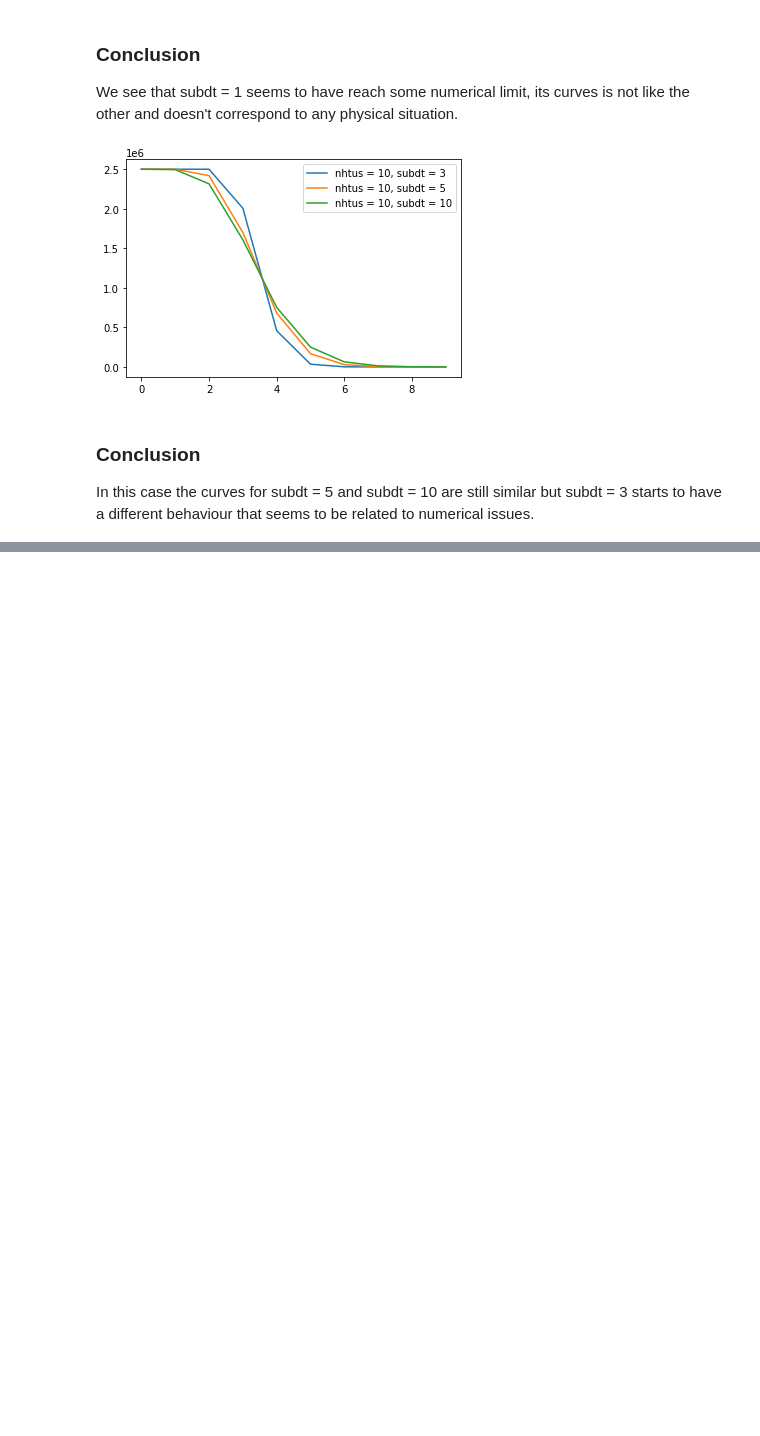
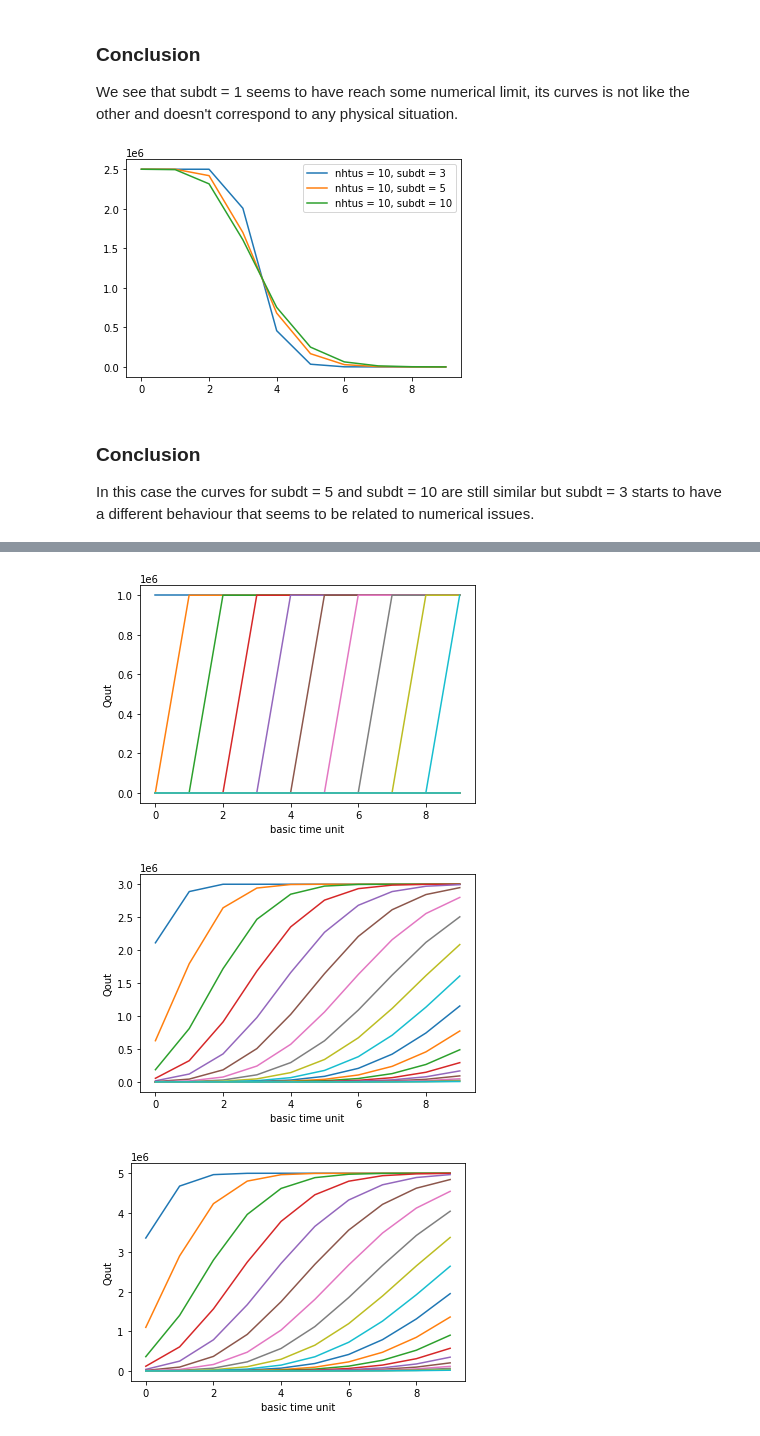
Before and after one commit to VSCHY/RiverNetwork, a Jupyter notebook: Toy_Model.ipynb, the cells around one changed output, grey strips where cells are left out. Cells and saved outputs as stored; diff of their text form; code cells hidden in the pictures; blank space fills up the shorter version.

```diff
--- a/Toy_Model.ipynb
+++ b/Toy_Model.ipynb
@@ -59,22 +59,29 @@ class experiment:
     self.V = np.zeros((self.nhtus))
     self.Q = np.zeros((self.nhtus))
 
-  def launch(self):
+  def launch(self, volume_hist = False):
      """
      Run the experiment, the output are the mean discharge over each basic unit of time
      and for each iteration
      """
+     if volume_hist: hist_V = np.zeros((self.nhtus, self.subdt*self.niter))
      hist_out = np.zeros(self.subdt*self.niter)
      for it in range(self.niter):
         for t in range(self.subdt):
+          if volume_hist: hist_V[:, it * self.subdt + t] = self.V[:]
           self.Q = self.V*self.f_cst*self.dt
           self.V = self.V-self.Q
           hist_out[it * self.subdt + t] = self.Q[-1]
           self.V[1:] += self.Q[:-1]
           self.V[0] += self.Qin
+
      # Mean de subdt sur les subdt
      hist_out = np.mean(np.reshape(hist_out, (-1,self.subdt)), axis = 1)
-     return hist_out
+     if volume_hist:
+        hist_V = np.mean(np.reshape(hist_V, (self.nhtus,-1,self.subdt)), axis = 2)
+        return hist_out, hist_V
+     else:
+        return hist_out
 
 ####
 
@@ -342,0 +356,45 @@ In this case the curves for subdt = 5 and subdt = 10 are still similar but subdt
+# %%
+# Experiment 7
+"""
+"""
+Lout = []; Lname = []
+V0 = 1000000
+topoindex = 10
+
+exp0 = experiment(get_param(subdt = 1, nhtus = 10, topoindex = topoindex), [V0]*10)
+Lout.append(exp0.launch(True)); Lname.append("nhtus = 10, subdt = 1")
+
+exp0 = experiment(get_param(subdt = 3,nhtus = 10, topoindex = topoindex), [V0*3]*10)
+Lout.append(exp0.launch(True)); Lname.append("nhtus = 10, subdt = 3")
+
+exp0 = experiment(get_param(subdt = 5, nhtus = 10, topoindex = topoindex), [V0*5]*10)
+Lout.append(exp0.launch(True)); Lname.append("nhtus = 10, subdt = 5")
+
+#
+#for i in range(len(Lout)):
+i = 0
+for t in range(20):
+    plt.plot(Lout[i][1][:,t], label = Lname[i])
+plt.ylabel("Qout")
+plt.xlabel("basic time unit")
+plt.show()
+plt.close()
+#
+i = 1
+for t in range(20):
+    plt.plot(Lout[i][1][:,t], label = Lname[i])
+plt.ylabel("Qout")
+plt.xlabel("basic time unit")
+plt.show()
+plt.close()
+#
+i = 2
+for t in range(20):
+    plt.plot(Lout[i][1][:,t], label = Lname[i])
+plt.ylabel("Qout")
+plt.xlabel("basic time unit")
+plt.show()
+# %% [output]
+[figure, added]
+[figure, added]
+[figure, added]
```
Also changed, not shown: parts of 3 cells of this notebook.
